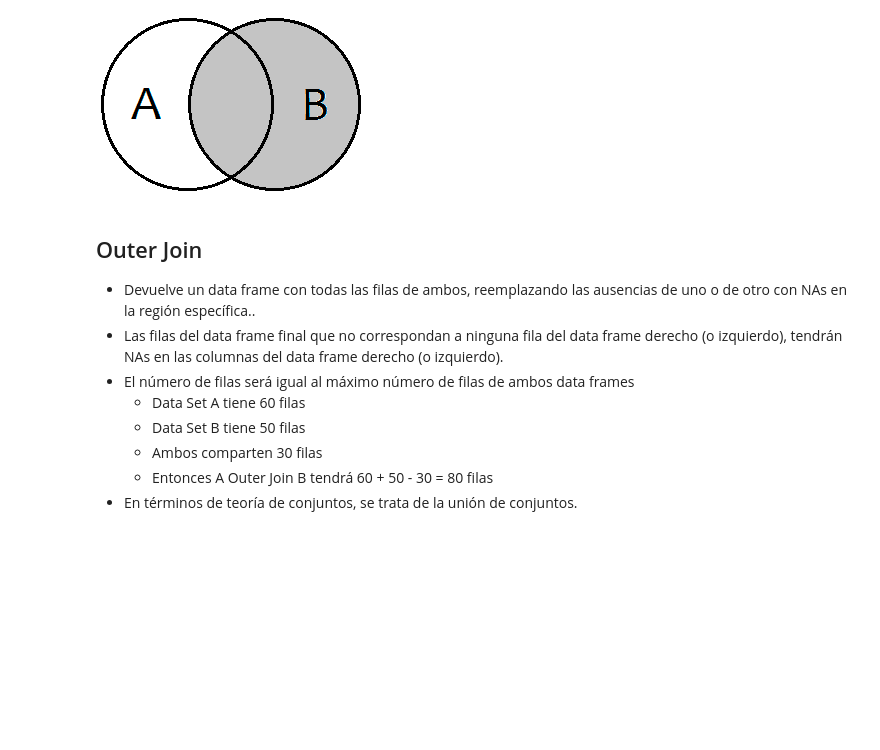
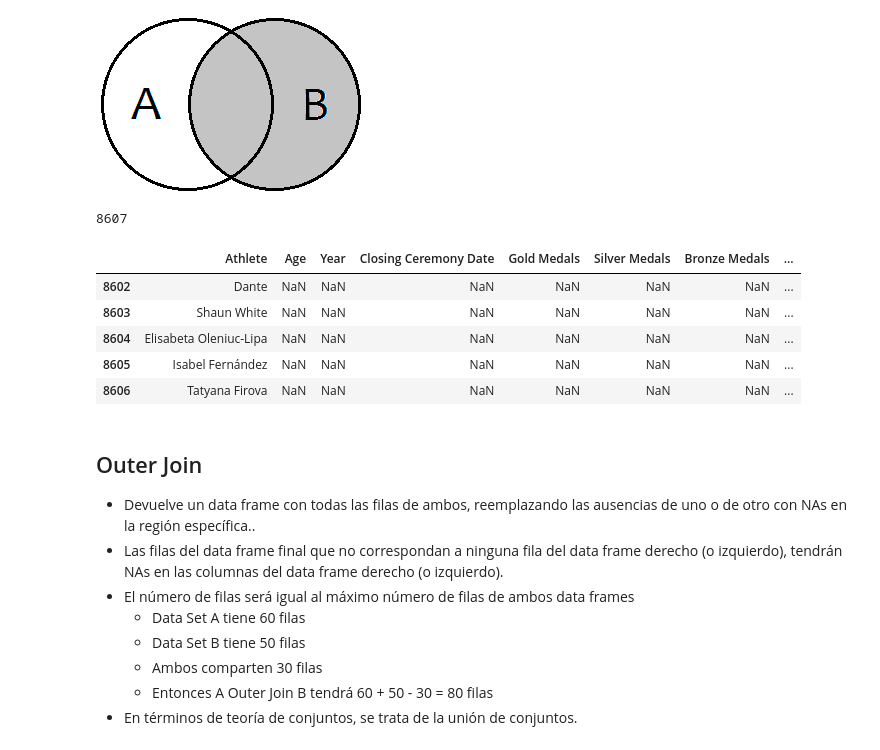
Before and after one commit to scj300/Data-Mining-Python, a Jupyter notebook: T2 - Data_Cleaning - Data_Wrangling/T2 - 4 - Data Cleaning - Concatenación de datos.ipynb, the cells around one changed output. Saved outputs shown, nothing was run; the diff lists cells and outputs as text; code cells hidden in the pictures; blank space fills up the shorter version.

```diff
--- a/T2 - Data_Cleaning - Data_Wrangling/T2 - 4 - Data Cleaning - Concatenación de datos.ipynb
+++ b/T2 - Data_Cleaning - Data_Wrangling/T2 - 4 - Data Cleaning - Concatenación de datos.ipynb
@@ -344,6 +401,19 @@ Image(filename = "../resources/left-join.png")
 Image(filename = "../resources/right-join.png")
 # %% [output]
 [figure]
+# %%
+merged_right = pd.merge(left = data_main_dlt, right = data_country_dp,
+                       how = "right", left_on = "Athlete", right_on = "Athlete")
+print(len(merged_right))
+merged_right.tail()
+# %% [output]
+8607
+|  | Athlete | Age | Year | Closing Ceremony Date | Gold Medals | Silver Medals | Bronze Medals | ... |
+| 8602 | Dante | NaN | NaN | NaN | NaN | NaN | NaN | ... |
+| 8603 | Shaun White | NaN | NaN | NaN | NaN | NaN | NaN | ... |
+| 8604 | Elisabeta Oleniuc-Lipa | NaN | NaN | NaN | NaN | NaN | NaN | ... |
+| 8605 | Isabel Fernández | NaN | NaN | NaN | NaN | NaN | NaN | ... |
+| 8606 | Tatyana Firova | NaN | NaN | NaN | NaN | NaN | NaN | ... |
 # %% [markdown]
 ## Outer Join
 * Devuelve un data frame con todas las filas de ambos, reemplazando las ausencias de uno o de otro con NAs en la región específica..
```
Also changed, not shown: parts of 19 cells of this notebook.
